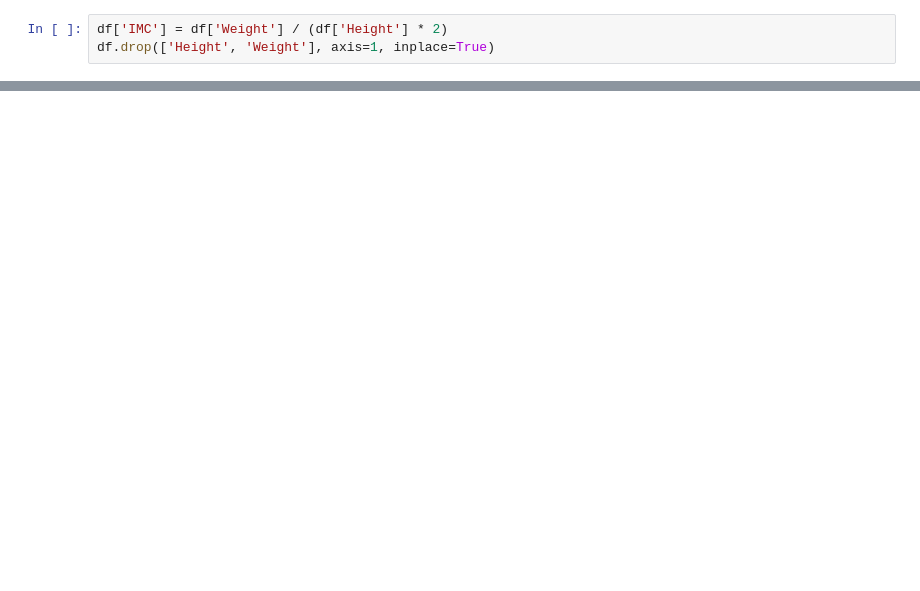
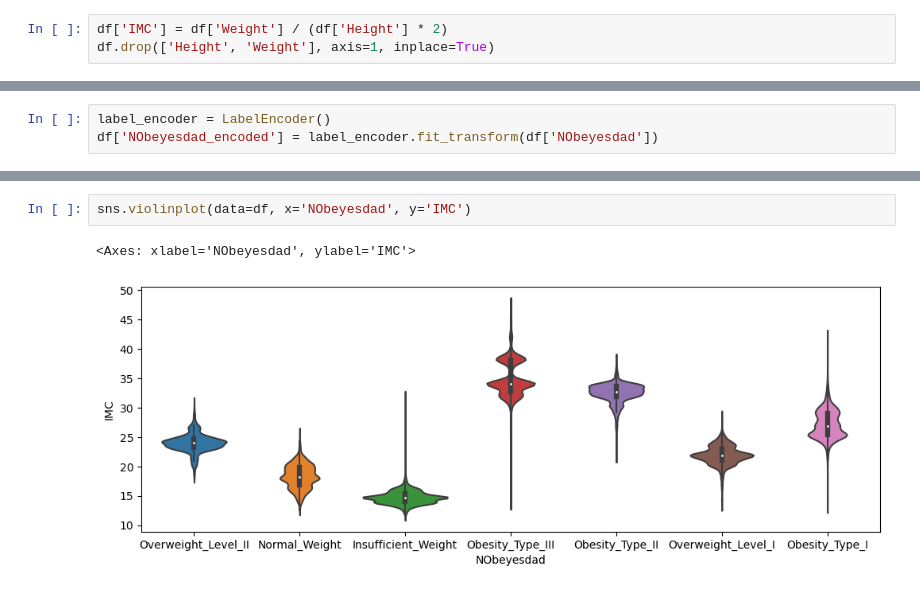
Before and after one commit to JohelPires/kaggle_cp, a Jupyter notebook: obesity3.ipynb, the cells around one changed output, grey strips where cells are left out. Drawn from its saved outputs; the diff is of its cells as text; blank space fills up the shorter version.

```diff
--- a/obesity3.ipynb
+++ b/obesity3.ipynb
@@ -35,0 +40,3 @@ sns.histplot(df['IMC'])
+# %%
+label_encoder = LabelEncoder()
+df['NObeyesdad_encoded'] = label_encoder.fit_transform(df['NObeyesdad'])
@@ -35,0 +59,5 @@ sns.histplot(df['IMC'])
+# %%
+sns.violinplot(data=df, x='NObeyesdad', y='IMC')
+# %% [output]
+<Axes: xlabel='NObeyesdad', ylabel='IMC'>
+[figure, added]
```
Also changed, not shown: parts of 9 cells of this notebook.
